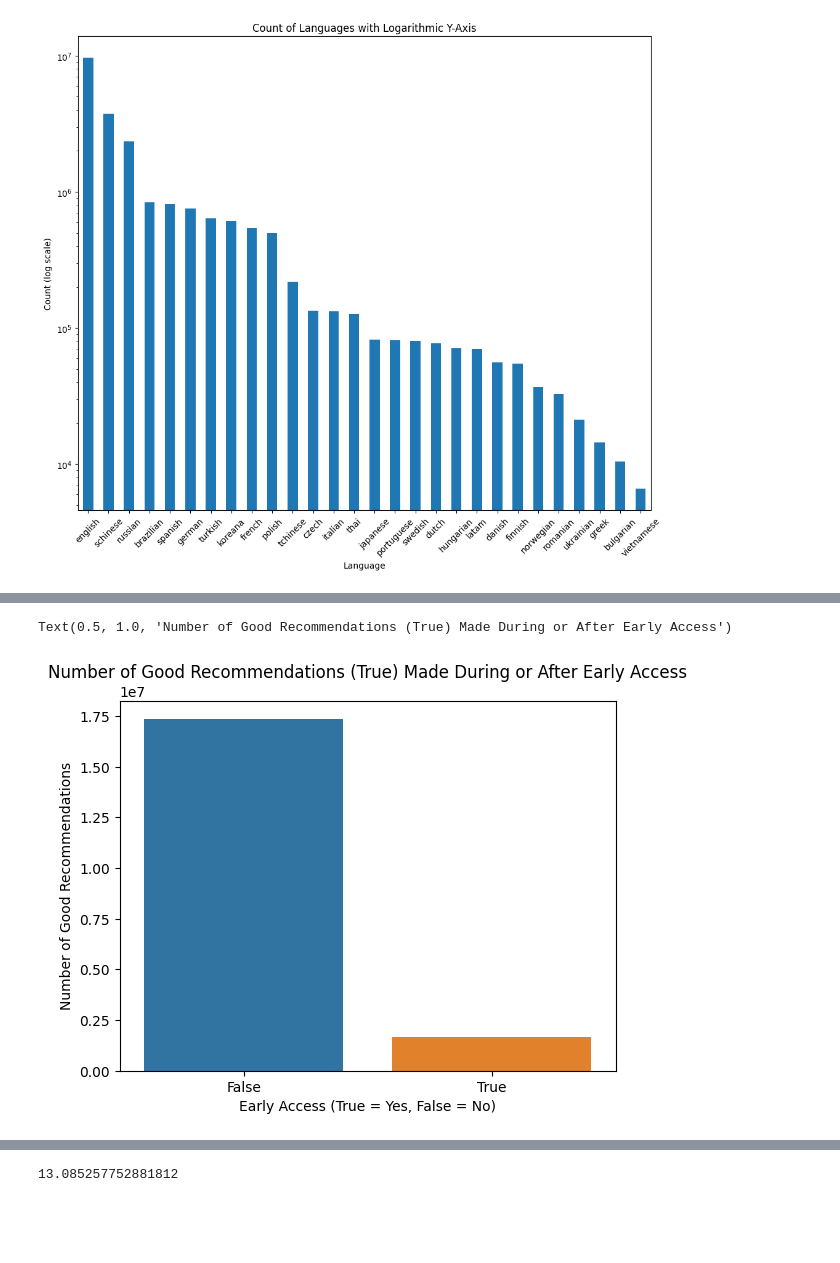
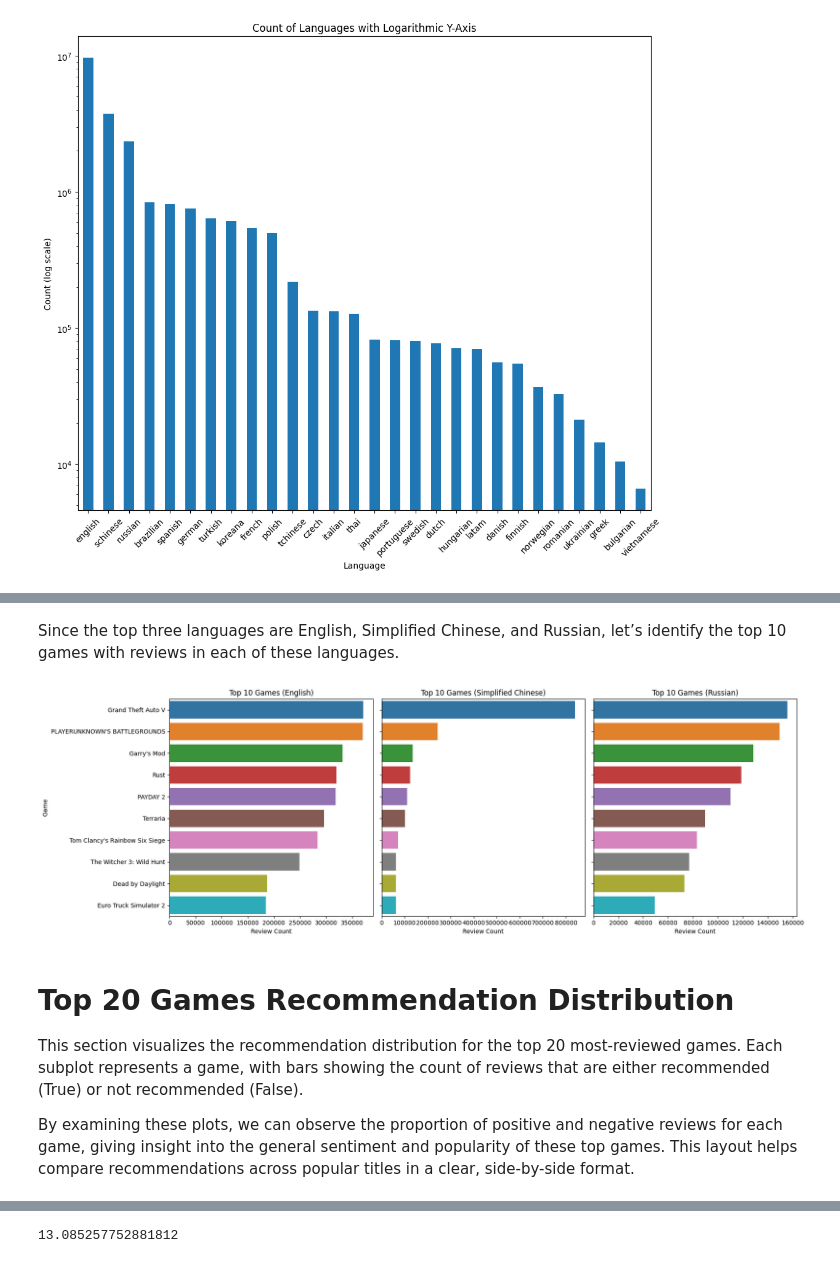
Before and after one commit to khalmatay/videogame-reviews-analysis, a Jupyter notebook: rq1.ipynb, the cells around one changed output, grey strips where cells are left out. Cells and saved outputs as stored; diff of their text form; code cells hidden in the pictures; blank space fills up the shorter version.

```diff
--- a/rq1.ipynb
+++ b/rq1.ipynb
@@ -132,3 +99,0 @@ sns.countplot(x='recommended', data=df)
-# %%
-top_games = df['app_name'].value_counts().head(10)
-sns.barplot(x=top_games.values, y=top_games.index)
@@ -245,9 +132,28 @@ Text(0.5, 1.0, 'Number of Bad Recommendations (False) Made During or After Early
-# %%
-sns.countplot(x='written_during_early_access', data=df_rcm_t)
-
-plt.xlabel("Early Access (True = Yes, False = No)")
-plt.ylabel('Number of Good Recommendations')
-plt.title('Number of Good Recommendations (True) Made During or After Early Access')
-# %% [output]
-Text(0.5, 1.0, 'Number of Good Recommendations (True) Made During or After Early Access')
-[figure, removed]
+# %% [markdown]
+Since the top three languages are English, Simplified Chinese, and Russian, let’s identify the top 10 games with reviews in each of these languages.
+# %%
+fig, axes = plt.subplots(1, 3, figsize=(18, 6), sharey=True)
+
+languages = ['english', 'schinese', 'russian']
+titles = ['Top 10 Games (English)', 'Top 10 Games (Simplified Chinese)', 'Top 10 Games (Russian)']
+
+for i, language in enumerate(languages):
+    language_df = df[df['language'] == language]
+
+    top_games = language_df['app_name'].value_counts().head(10)
+
+    sns.barplot(x=top_games.values, y=top_games.index, ax=axes[i])
+    axes[i].set_title(titles[i])
+    axes[i].set_xlabel('Review Count')
+    if i == 0:
+        axes[i].set_ylabel('Game')
+
+plt.tight_layout()
+plt.show()
+# %% [output]
+[figure, added]
+# %% [markdown]
+# Top 20 Games Recommendation Distribution
+This section visualizes the recommendation distribution for the top 20 most-reviewed games. Each subplot represents a game, with bars showing the count of reviews that are either recommended (True) or not recommended (False).
+
+By examining these plots, we can observe the proportion of positive and negative reviews for each game, giving insight into the general sentiment and popularity of these top games. This layout helps compare recommendations across popular titles in a clear, side-by-side format.
```
Also changed, not shown: parts of 31 cells of this notebook.
